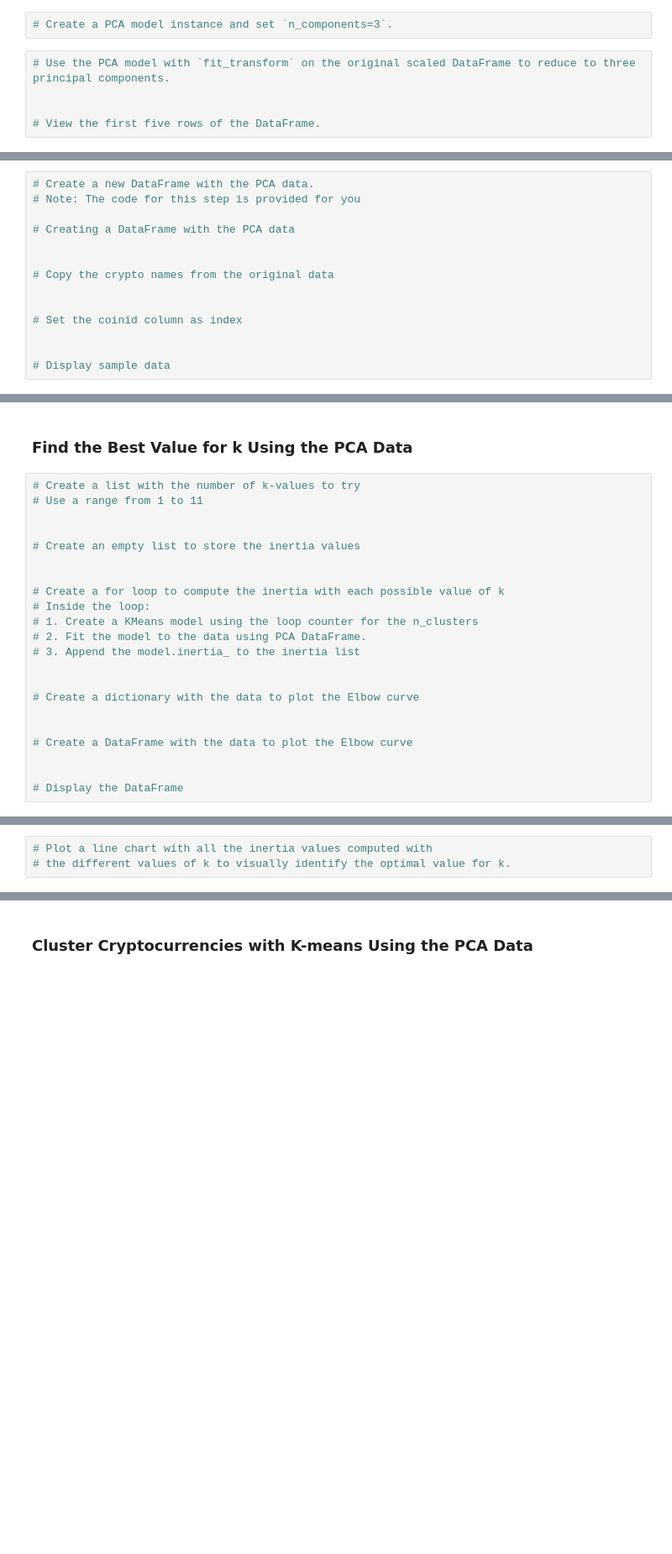
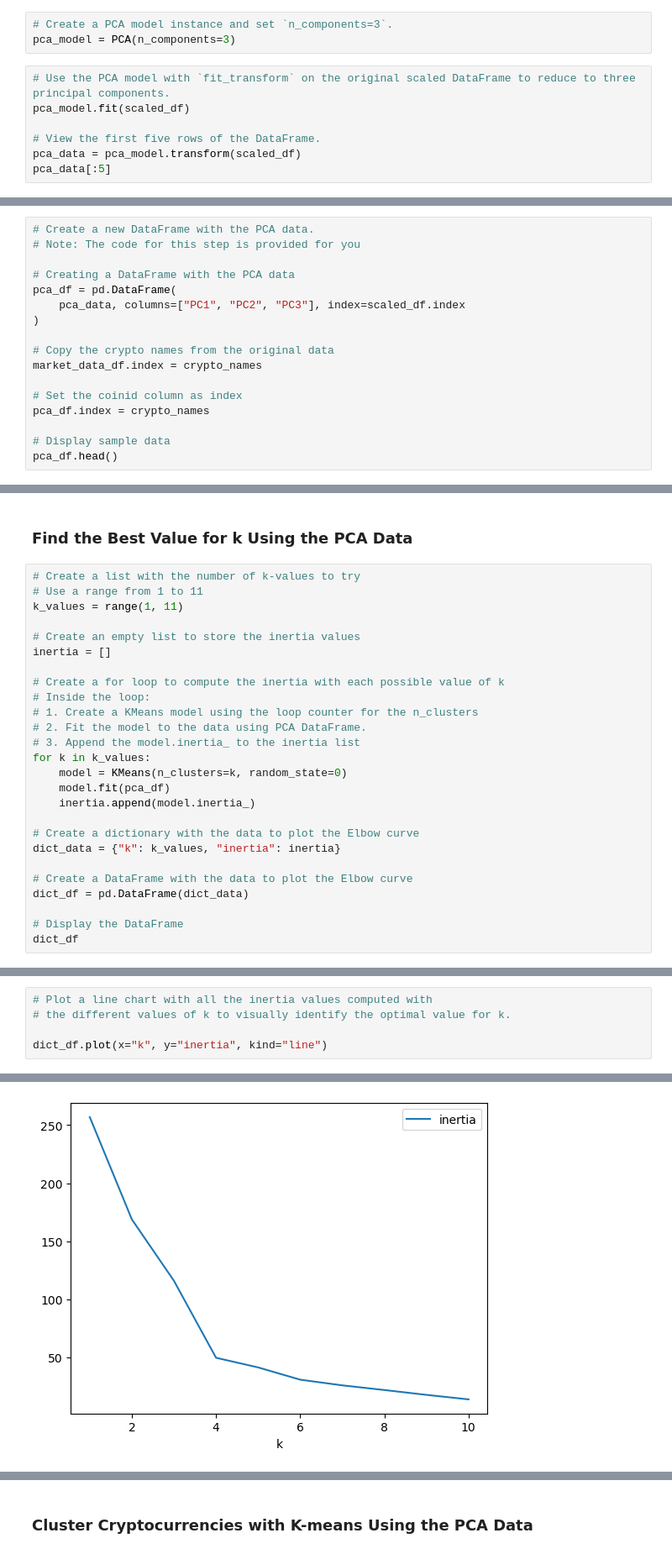
Before and after one commit to aj1560/CryptoClustering, a Jupyter notebook: Crypto_Clustering.ipynb, the cells around one changed output, grey strips where cells are left out. Shown at 84% size. Saved outputs shown, nothing was run; the diff lists cells and outputs as text; blank space fills up the shorter version.

```diff
--- a/Crypto_Clustering.ipynb
+++ b/Crypto_Clustering.ipynb
@@ -167,8 +167,11 @@ scaled_df_copy.plot(x="price_change_percentage_24h", y="price_change_percentage_
 ### Optimize Clusters with Principal Component Analysis.
 # %%
 # Create a PCA model instance and set `n_components=3`.
+pca_model = PCA(n_components=3)
 # %%
 # Use the PCA model with `fit_transform` on the original scaled DataFrame to reduce to three principal components.
-
+pca_model.fit(scaled_df)
 
 # View the first five rows of the DataFrame.
+pca_data = pca_model.transform(scaled_df)
+pca_data[:5]
@@ -185,12 +201,15 @@ scaled_df_copy.plot(x="price_change_percentage_24h", y="price_change_percentage_
 # Note: The code for this step is provided for you
 
 # Creating a DataFrame with the PCA data
-
+pca_df = pd.DataFrame(
+    pca_data, columns=["PC1", "PC2", "PC3"], index=scaled_df.index
+)
 
 # Copy the crypto names from the original data
-
+market_data_df.index = crypto_names
 
 # Set the coinid column as index
-
+pca_df.index = crypto_names
 
 # Display sample data
+pca_df.head()
@@ -199,22 +226,26 @@ scaled_df_copy.plot(x="price_change_percentage_24h", y="price_change_percentage_
 # %%
 # Create a list with the number of k-values to try
 # Use a range from 1 to 11
-
+k_values = range(1, 11)
 
 # Create an empty list to store the inertia values
-
+inertia = []
 
 # Create a for loop to compute the inertia with each possible value of k
 # Inside the loop:
 # 1. Create a KMeans model using the loop counter for the n_clusters
 # 2. Fit the model to the data using PCA DataFrame.
 # 3. Append the model.inertia_ to the inertia list
-
+for k in k_values:
+    model = KMeans(n_clusters=k, random_state=0)
+    model.fit(pca_df)
+    inertia.append(model.inertia_)
 
 # Create a dictionary with the data to plot the Elbow curve
-
+dict_data = {"k": k_values, "inertia": inertia}
 
 # Create a DataFrame with the data to plot the Elbow curve
-
+dict_df = pd.DataFrame(dict_data)
 
 # Display the DataFrame
+dict_df
@@ -221,3 +264,6 @@ scaled_df_copy.plot(x="price_change_percentage_24h", y="price_change_percentage_
 # %%
 # Plot a line chart with all the inertia values computed with
 # the different values of k to visually identify the optimal value for k.
+
+dict_df.plot(x="k", y="inertia", kind="line")
+# %% [output]
@@ -224,3 +271,4 @@ scaled_df_copy.plot(x="price_change_percentage_24h", y="price_change_percentage_
+[figure, added]
 # %% [markdown]
 #### Answer the following questions:
 * **Question:** What is the best value for `k` when using the PCA data?
```
Also changed, not shown: parts of 15 cells of this notebook.
